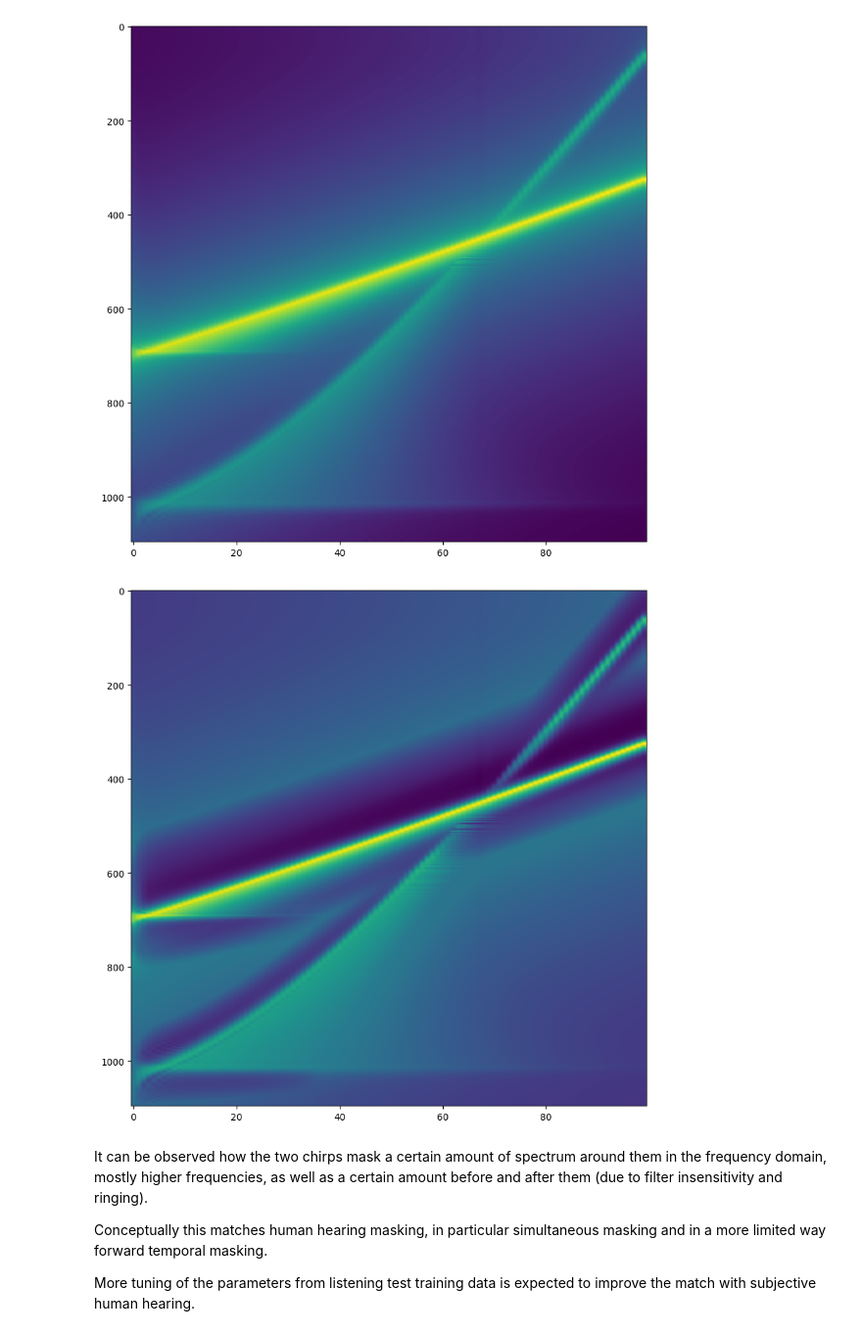
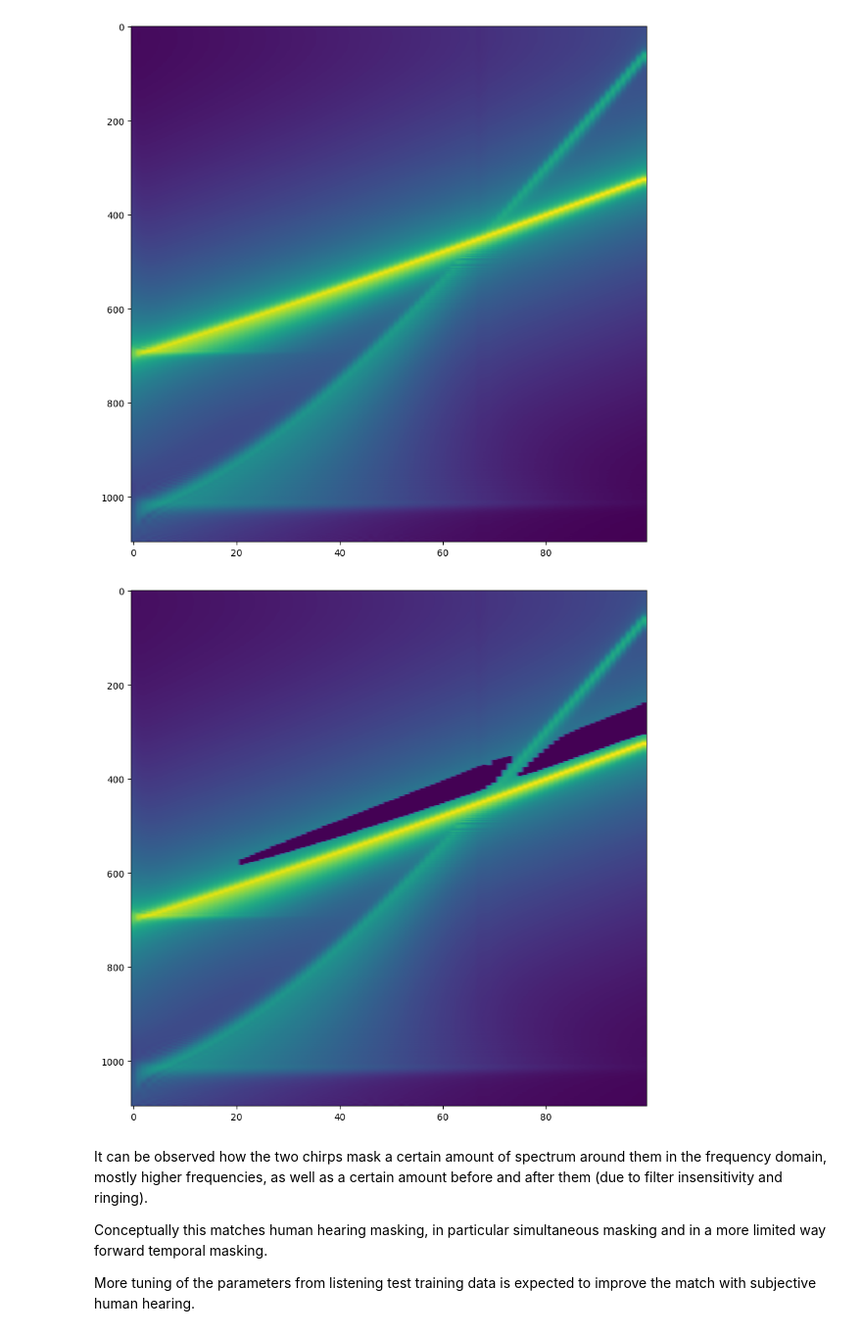
Before and after one commit to google/zimtohrli, a Jupyter notebook: zimtohrli.ipynb, the cells around one changed output. Shown at 98% size. Drawn from its saved outputs; the diff is of its cells as text; code cells hidden in the pictures.

```diff
--- a/zimtohrli.ipynb
+++ b/zimtohrli.ipynb
@@ -349,14 +232,14 @@ plt.show()
 # %%
 #@title Plot the Zimtohrli partial energy (post masking) spectrogram {display-mode: "form"}
 
 
 m = masking.Masking()
-partial_energy = m.partial_loudness(energy)
+partial_energy = m.non_masked_energy(energy)
 plt.figure(figsize=(10, 10))
 plt.imshow(jnp.flip(partial_energy.samples, axis=0), aspect=partial_energy.samples.shape[1] / partial_energy.samples.shape[0])
 plt.show()
 # %% [output]
-[figure, old version]
+[figure, new version]
 # %% [markdown]
 It can be observed how the two chirps mask a certain amount of spectrum around them in the frequency domain, mostly higher frequencies, as well as a certain amount before and after them (due to filter insensitivity and ringing).
 
```
Also changed, not shown: parts of 10 cells of this notebook, 16 other files.
